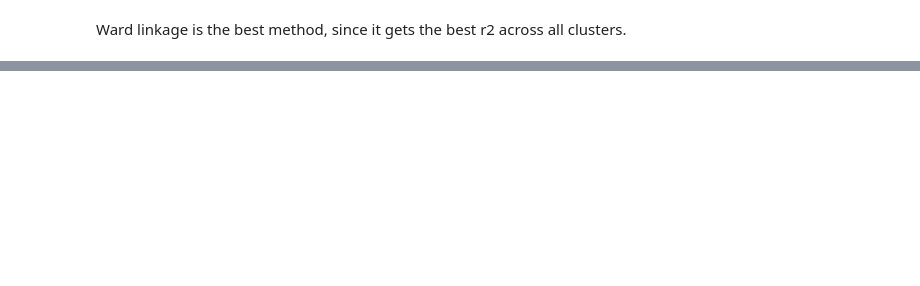
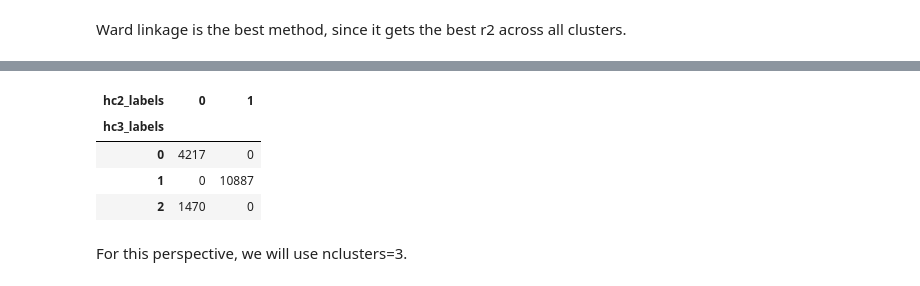
Before and after one commit to calcoafrancisca/Group-39---DM---Part2, a Jupyter notebook: Value-Based-Perspective.ipynb, the cells around one changed output, grey strips where cells are left out. Cells and saved outputs as stored; diff of their text form; code cells hidden in the pictures; blank space fills up the shorter version.

```diff
--- a/Value-Based-Perspective.ipynb
+++ b/Value-Based-Perspective.ipynb
@@ -240,0 +236,8 @@ Ward linkage is the best method, since it gets the best r2 across all clusters.
+# %%
+linkage = 'ward'
+distance = 'euclidean'
+# 2 cluster solution
+n_clusters = 2
+
+hc2_clust = AgglomerativeClustering(n_clusters=n_clusters)
+hc2_labels = hc2_clust.fit_predict(df_value_based)
@@ -240,0 +278,15 @@ Ward linkage is the best method, since it gets the best r2 across all clusters.
+# %%
+## See crosstab of 3 vs 2
+
+pd.crosstab(
+    pd.Series(hc3_labels, name='hc3_labels', index=df_value_based.index),
+    pd.Series(hc2_labels, name='hc2_labels', index=df_value_based.index),
+    )
+# %% [output]
+| hc2_labels | 0 | 1 |
+| hc3_labels |  |  |
+| 0 | 4217 | 0 |
+| 1 | 0 | 10887 |
+| 2 | 1470 | 0 |
+# %% [markdown]
+For this perspective, we will use nclusters=3.
```
Also changed, not shown: parts of 15 cells of this notebook.
